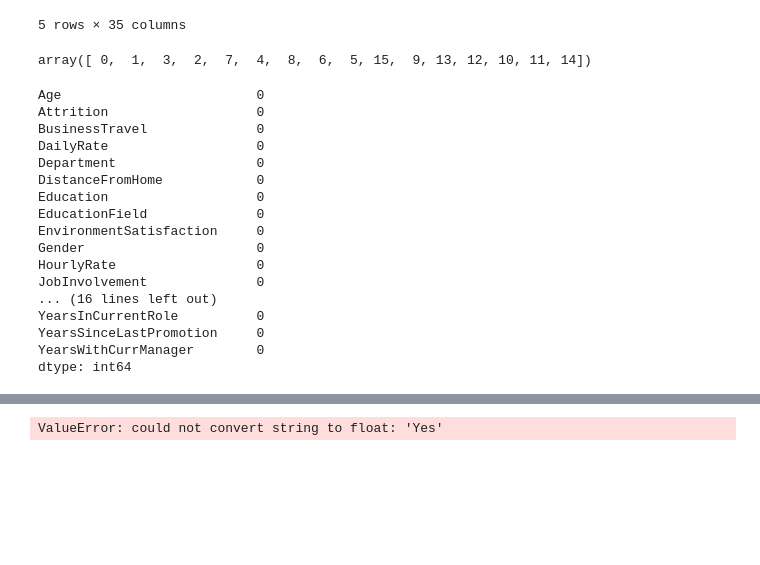
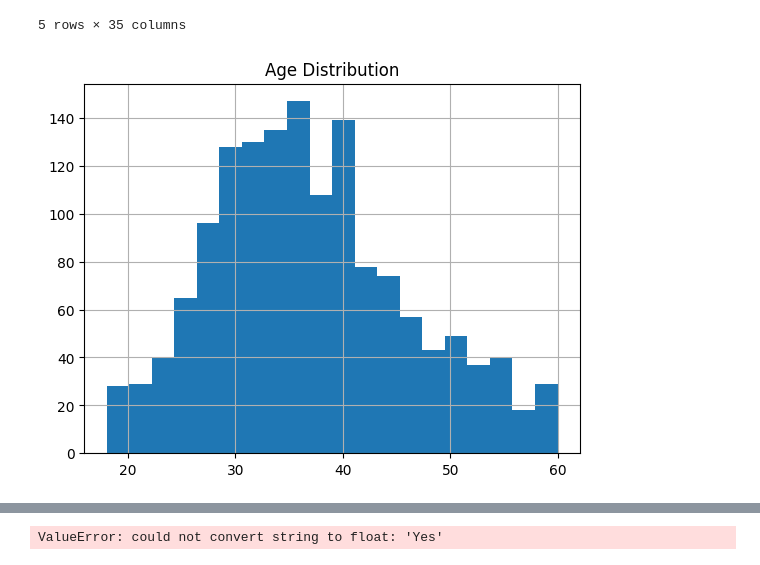
Before and after one commit to Sarthak-G0yal/PredictingEmployeeAttrition, a Jupyter notebook: notebook.ipynb, the cells around one changed output, grey strips where cells are left out. Saved outputs shown, nothing was run; the diff lists cells and outputs as text; code cells hidden in the pictures; blank space fills up the shorter version.

Commit message:
Add: data analyse and shap

```diff
--- a/notebook.ipynb
+++ b/notebook.ipynb
@@ -48,4 +48,8 @@ Your model should **not only predict attrition** but also help HR **understand**
 
 Would you like help in **feature selection or interpretability methods** like **SHAP or feature importance plots**? 🚀
 # %%
-df = pd.read_csv("./WA_Fn-UseC_-HR-Employee-Attrition.csv")
+# Importing Dataset using pandas library.
+DataSet = pd.read_csv("./WA_Fn-UseC_-HR-Employee-Attrition.csv")
+# %%
+analysis_df = DataSet
+analysis_df.shape
@@ -66,24 +68,8 @@ df = df.drop(columns=column_to_drop,axis=1)
-# %%
-df["YearsSinceLastPromotion"].unique()
-# %% [output]
-array([ 0,  1,  3,  2,  7,  4,  8,  6,  5, 15,  9, 13, 12, 10, 11, 14])
-# %%
-df.isnull().sum()
-# %% [output]
-Age                         0
-Attrition                   0
-BusinessTravel              0
-DailyRate                   0
-Department                  0
-DistanceFromHome            0
-Education                   0
-EducationField              0
-EnvironmentSatisfaction     0
-Gender                      0
-HourlyRate                  0
-JobInvolvement              0
-... (16 lines left out)
-YearsInCurrentRole          0
-YearsSinceLastPromotion     0
-YearsWithCurrManager        0
-dtype: int64
+# %%
+import matplotlib.pyplot as plt
+
+analysis_df['Age'].hist(bins=20)
+plt.title('Age Distribution')
+plt.show()
+# %% [output]
+[figure, added]
```
Also changed, not shown: parts of 15 cells of this notebook, 2 other files.
